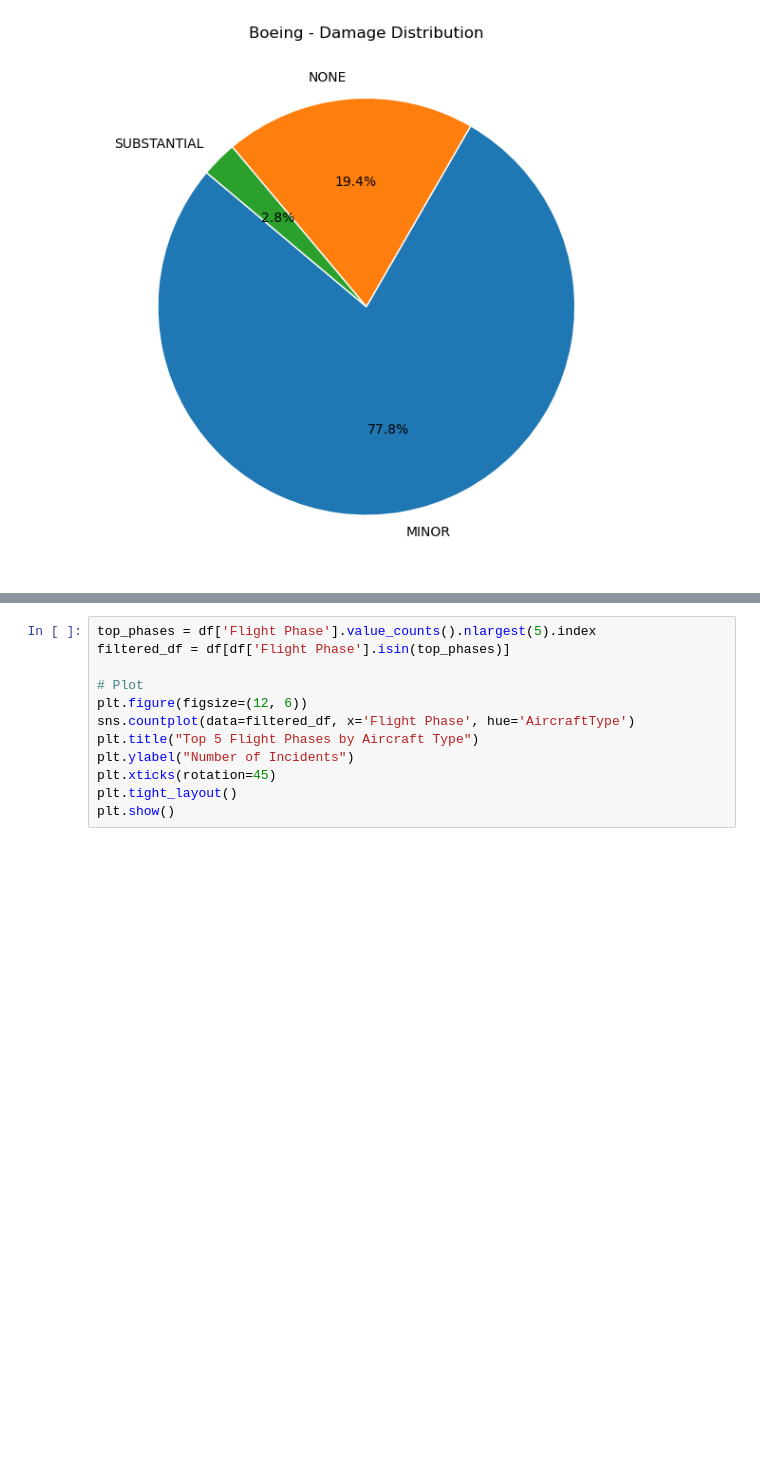
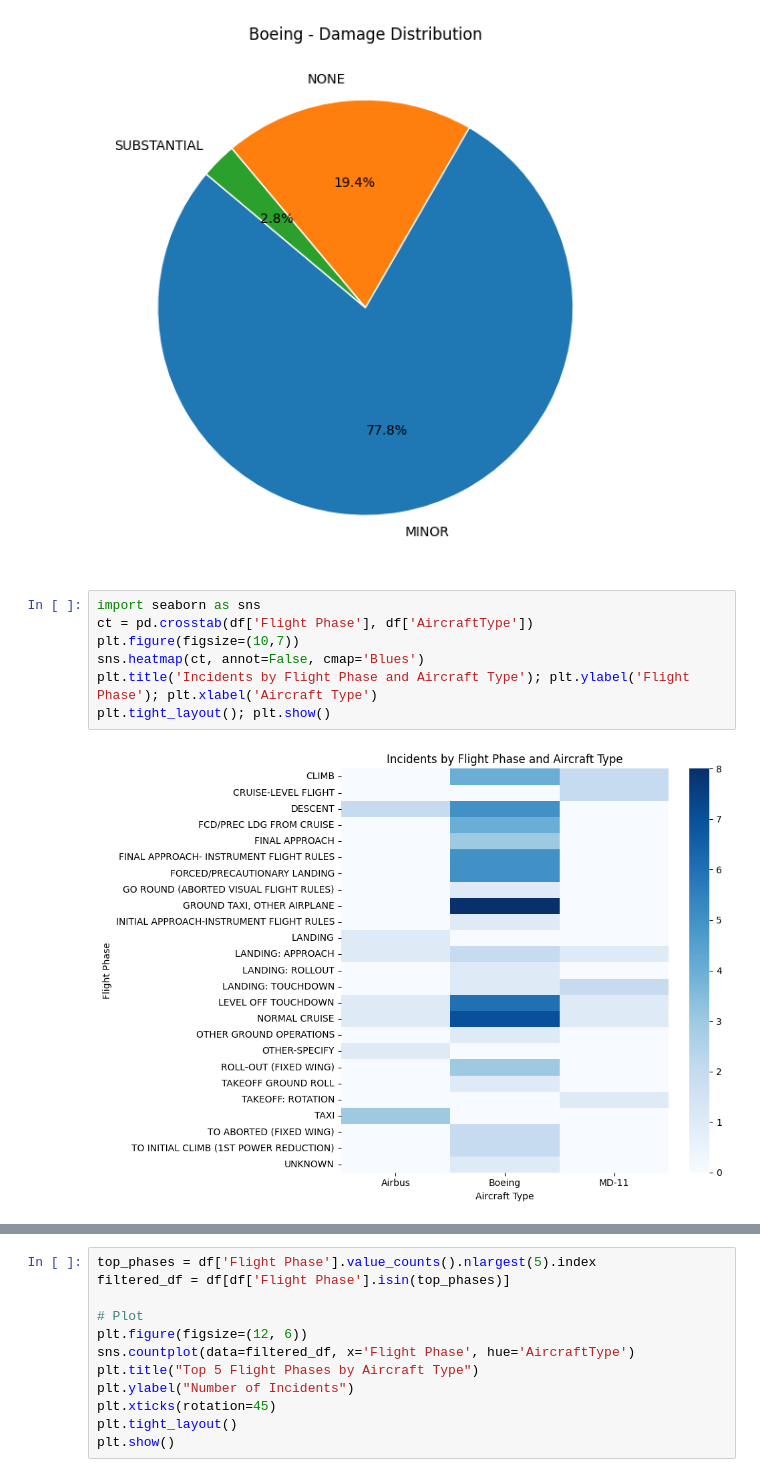
Before and after one commit to DrZamora01/FlightRisk-UPSAnalysis, a Jupyter notebook: notebooks/UPS_Analysis_main.ipynb, the cells around one changed output, grey strips where cells are left out. Cells and saved outputs as stored; diff of their text form; blank space fills up the shorter version.

```diff
--- a/notebooks/UPS_Analysis_main.ipynb
+++ b/notebooks/UPS_Analysis_main.ipynb
@@ -133,6 +172,15 @@ plot_aircraft_damage_pie(df, "Boeing")
 [figure]
 [figure]
 [figure]
+# %%
+import seaborn as sns
+ct = pd.crosstab(df['Flight Phase'], df['AircraftType'])
+plt.figure(figsize=(10,7))
+sns.heatmap(ct, annot=False, cmap='Blues')
+plt.title('Incidents by Flight Phase and Aircraft Type'); plt.ylabel('Flight Phase'); plt.xlabel('Aircraft Type')
+plt.tight_layout(); plt.show()
+# %% [output]
+[figure, added]
 # %%
 df['Flight Phase'].value_counts().nlargest(10).plot(kind='bar', figsize=(14, 6))
 plt.title('Top 10 Flight Phases with Incidents')
```
Also changed, not shown: parts of 13 cells of this notebook.
